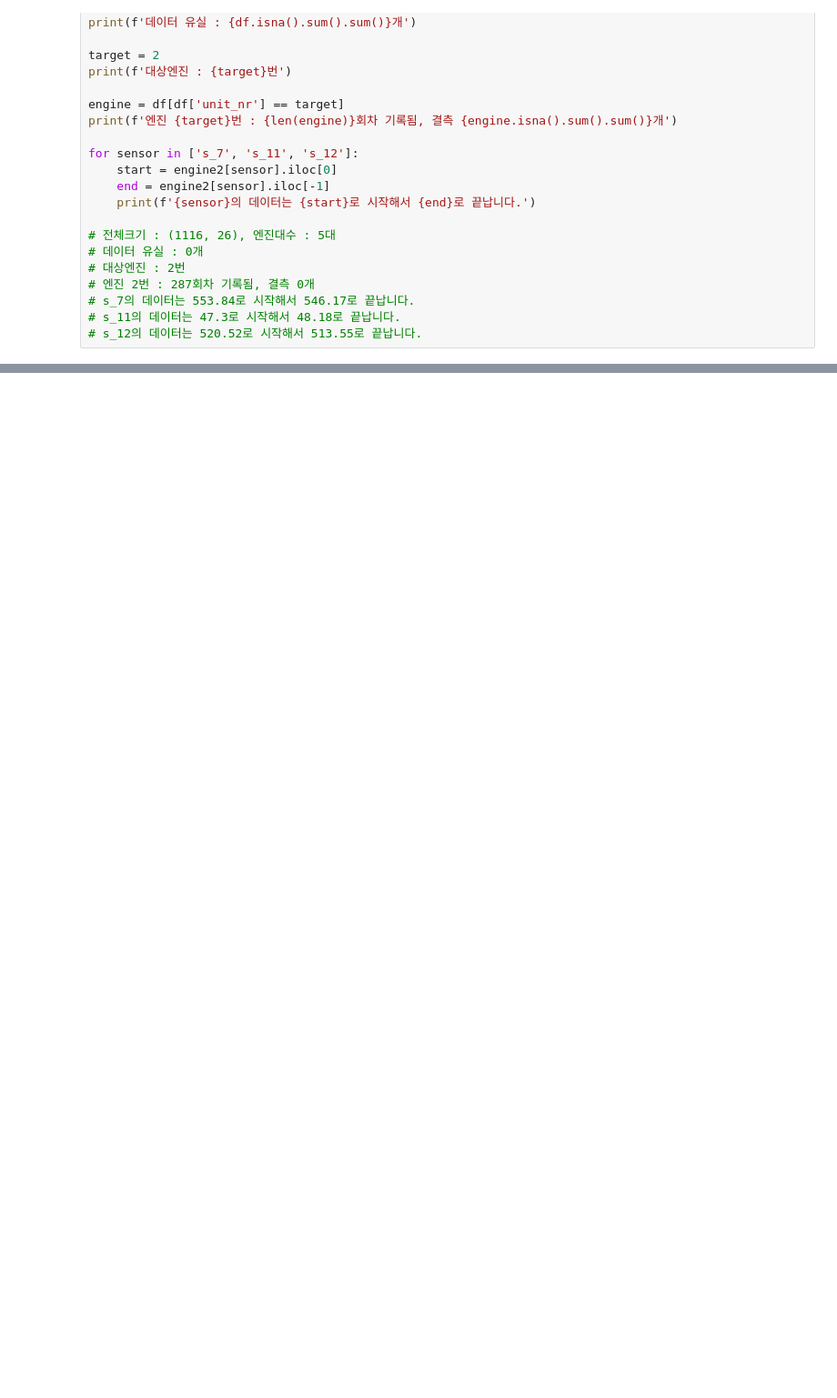
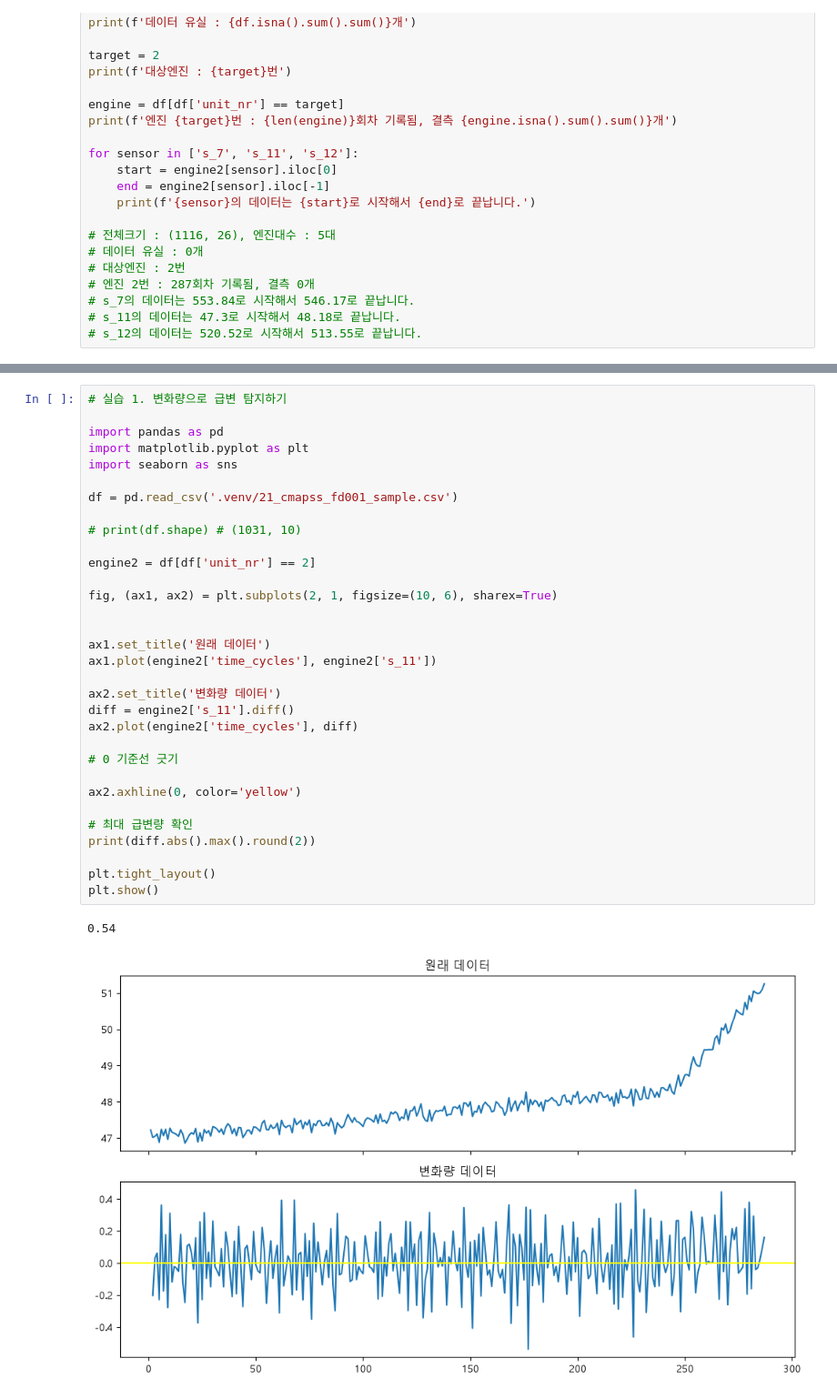
Before and after one commit to show4336-collab/KNA-DataAnalysis-1st, a Jupyter notebook: matplotlib_01.ipynb, the cells around one changed output, grey strips where cells are left out. Shown at 91% size. Cells and saved outputs as stored; diff of their text form; blank space fills up the shorter version.

```diff
--- a/matplotlib_01.ipynb
+++ b/matplotlib_01.ipynb
@@ -537,0 +721,35 @@ for sensor in ['s_7', 's_11', 's_12']:
+# %%
+# 실습 1. 변화량으로 급변 탐지하기
+
+import pandas as pd
+import matplotlib.pyplot as plt
+import seaborn as sns
+
+df = pd.read_csv('.venv/21_cmapss_fd001_sample.csv')
+
+# print(df.shape) # (1031, 10)
+
+engine2 = df[df['unit_nr'] == 2]
+
+fig, (ax1, ax2) = plt.subplots(2, 1, figsize=(10, 6), sharex=True)
+
+
+ax1.set_title('원래 데이터')
+ax1.plot(engine2['time_cycles'], engine2['s_11'])
+
+ax2.set_title('변화량 데이터')
+diff = engine2['s_11'].diff()
+ax2.plot(engine2['time_cycles'], diff)
+
+# 0 기준선 긋기
+
+ax2.axhline(0, color='yellow')
+
+# 최대 급변량 확인
+print(diff.abs().max().round(2))
+
+plt.tight_layout()
+plt.show()
+# %% [output]
+0.54
+[figure, added]
```
Also changed, not shown: parts of 13 cells of this notebook, 1 other file.
